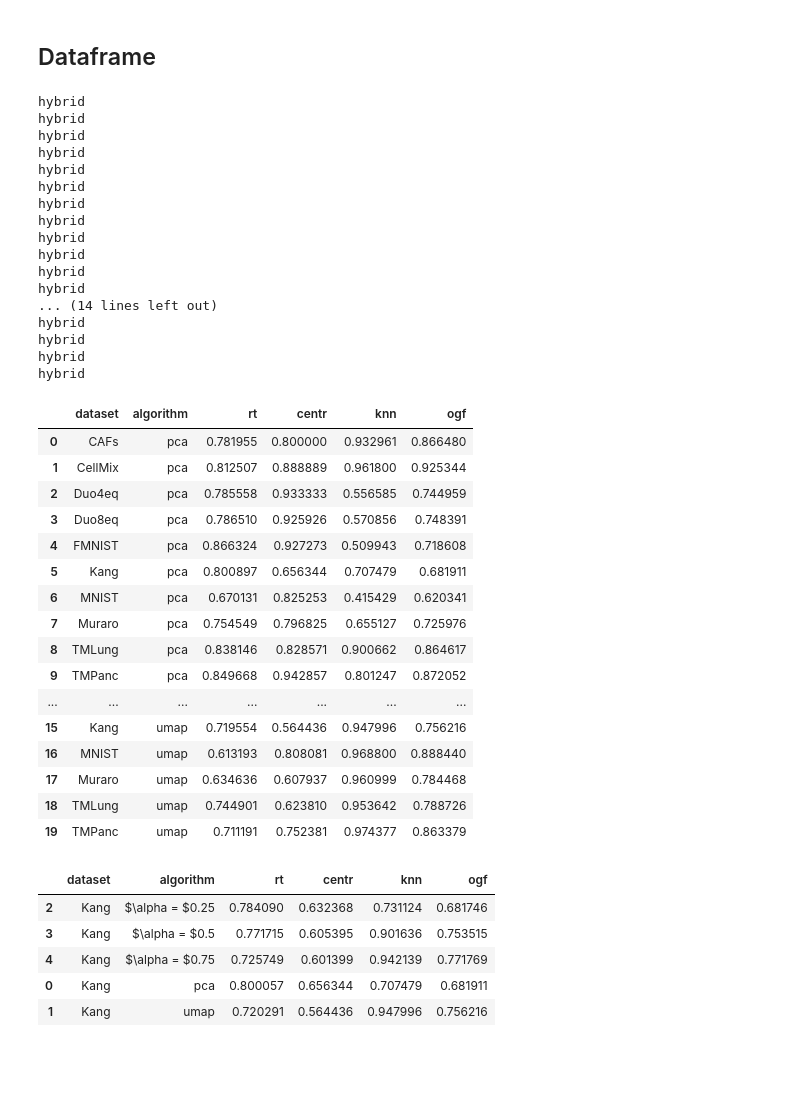
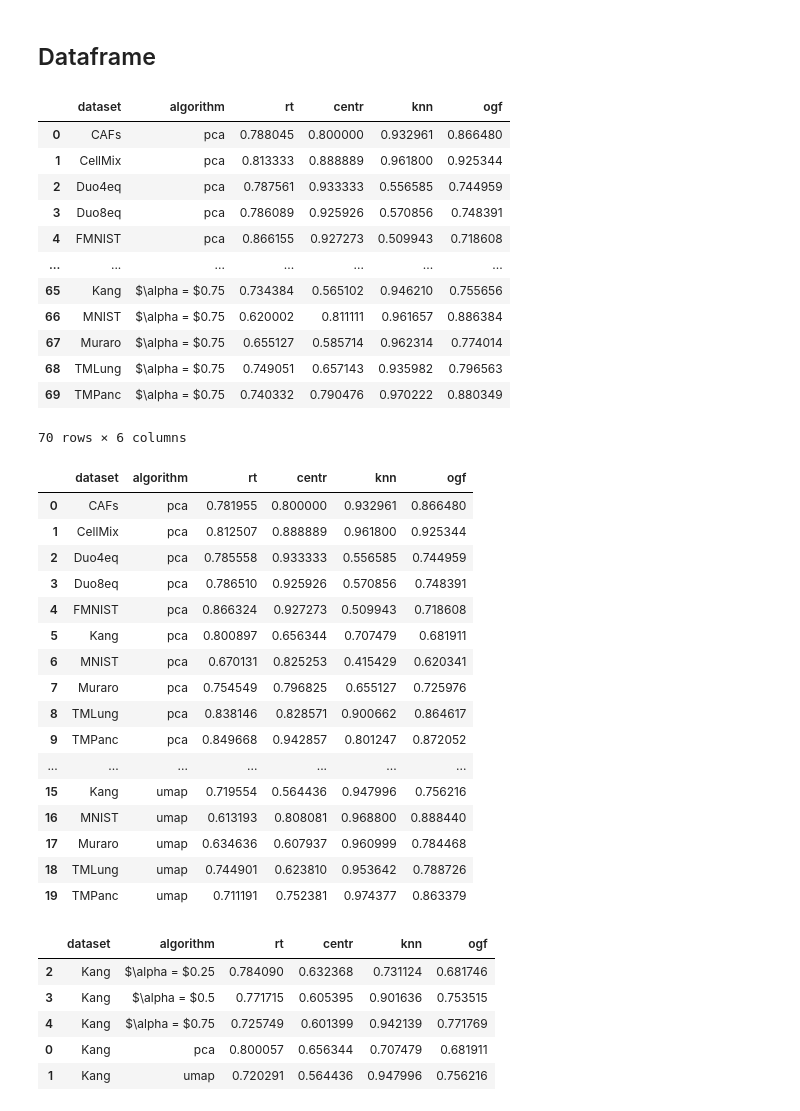
Before and after one commit to corinne-ort/drpaper25, a Jupyter notebook: run_evaluation.ipynb, the cells around one changed output. Saved outputs shown, nothing was run; the diff lists cells and outputs as text; code cells hidden in the pictures; blank space fills up the shorter version.

```diff
--- a/run_evaluation.ipynb
+++ b/run_evaluation.ipynb
@@ -43,8 +43,8 @@ cwd = os.getcwd()
 from sklearn import datasets as ds
 # %%
 algorithms = ['pca', 'tsne', 'umap', 'pacmap']
-hybrids = ['_up_0.25', '_up_0.5', '_up_0.75']
-algorithms = ['pca','umap'] + hybrids
+hybrids = ['up_0.25', 'up_0.5', 'up_0.75']
+algorithms = algorithms + hybrids
 datasets = ['CAFs', 'CellMix', 'Duo4eq', 'Duo8eq','FMNIST','Kang','MNIST','Muraro','TMLung','TMPanc']
 #datasets = ['Kang']
 
@@ -53,17 +53,14 @@ results = []
 for algorithm in algorithms:
     for dataset in datasets:
 
-        a = "beep boop"
         # Corinne 7-24
         if algorithm in ['pca', 'tsne', 'umap', 'pacmap']:
             filepath = f'{cwd}/embeddings/{dataset}/{dataset}_{algorithm}.npy'
 
         elif algorithm in hybrids:
-            filepath = f'{cwd}/embeddings/{dataset}/UMAP-PCA-MDS/{dataset}_{algorithm}.npy'
-            a = "hybrid"
+            filepath = f'{cwd}/embeddings/{dataset}/UMAP-PCA/{dataset}_{algorithm}.npy'
 
         if not os.path.exists(filepath):
-            print(a)
             continue
 
         if dataset == 'CAFs':
@@ -134,67 +131,66 @@ for algorithm in algorithms:
         result['dataset'] = dataset
 
         if algorithm not in hybrids:
             result['algorithm'] = algorithm
 
         elif algorithm in hybrids:
             alpha = algorithm[-4:]
             if alpha[0] == '_': # fix minor formatting issue
                 alpha = alpha[1:]
             result['algorithm'] = '$\\alpha = $' + alpha
 
         rt_acc = np.zeros(5,)
         for i in range(5):
             rt_acc[i] = random_triplet_eval(X_train, embedding, y_train) #X_train, embedding, labels
         result['rt'] = np.mean(rt_acc)
 
         centr_acc = centroid_triplet_eval(X_train, embedding, y_train) #X_train, embedding, labels
         result['centr'] = np.mean(centr_acc)
 
         knn = knn_eval(embedding, y_train, n_neighbors = 5)
         result['knn'] = knn
 
         ogf = (centr_acc + knn)/2 # overall geometric fidelity
         result['ogf'] = ogf
 
         results.append(result)
 
 df = pd.DataFrame(results)
 df
 # %% [output]
+|  | dataset | algorithm | rt | centr | knn | ogf |
+| 0 | CAFs | pca | 0.788045 | 0.800000 | 0.932961 | 0.866480 |
+| 1 | CellMix | pca | 0.813333 | 0.888889 | 0.961800 | 0.925344 |
+| 2 | Duo4eq | pca | 0.787561 | 0.933333 | 0.556585 | 0.744959 |
+| 3 | Duo8eq | pca | 0.786089 | 0.925926 | 0.570856 | 0.748391 |
+| 4 | FMNIST | pca | 0.866155 | 0.927273 | 0.509943 | 0.718608 |
+| ... | ... | ... | ... | ... | ... | ... |
+| 65 | Kang | $\alpha = $0.75 | 0.734384 | 0.565102 | 0.946210 | 0.755656 |
+| 66 | MNIST | $\alpha = $0.75 | 0.620002 | 0.811111 | 0.961657 | 0.886384 |
+| 67 | Muraro | $\alpha = $0.75 | 0.655127 | 0.585714 | 0.962314 | 0.774014 |
+| 68 | TMLung | $\alpha = $0.75 | 0.749051 | 0.657143 | 0.935982 | 0.796563 |
+| 69 | TMPanc | $\alpha = $0.75 | 0.740332 | 0.790476 | 0.970222 | 0.880349 |
-hybrid
-hybrid
-hybrid
-hybrid
-hybrid
-hybrid
-hybrid
-hybrid
-hybrid
-hybrid
-hybrid
-hybrid
-... (14 lines left out)
-hybrid
-hybrid
-hybrid
-hybrid
+70 rows × 6 columns
-|  | dataset | algorithm | rt | centr | knn | ogf |
-| 0 | CAFs | pca | 0.781955 | 0.800000 | 0.932961 | 0.866480 |
-| 1 | CellMix | pca | 0.812507 | 0.888889 | 0.961800 | 0.925344 |
-| 2 | Duo4eq | pca | 0.785558 | 0.933333 | 0.556585 | 0.744959 |
-| 3 | Duo8eq | pca | 0.786510 | 0.925926 | 0.570856 | 0.748391 |
-| 4 | FMNIST | pca | 0.866324 | 0.927273 | 0.509943 | 0.718608 |
-| 5 | Kang | pca | 0.800897 | 0.656344 | 0.707479 | 0.681911 |
-| 6 | MNIST | pca | 0.670131 | 0.825253 | 0.415429 | 0.620341 |
-| 7 | Muraro | pca | 0.754549 | 0.796825 | 0.655127 | 0.725976 |
-| 8 | TMLung | pca | 0.838146 | 0.828571 | 0.900662 | 0.864617 |
-| 9 | TMPanc | pca | 0.849668 | 0.942857 | 0.801247 | 0.872052 |
-| ... | ... | ... | ... | ... | ... | ... |
-| 15 | Kang | umap | 0.719554 | 0.564436 | 0.947996 | 0.756216 |
-| 16 | MNIST | umap | 0.613193 | 0.808081 | 0.968800 | 0.888440 |
-| 17 | Muraro | umap | 0.634636 | 0.607937 | 0.960999 | 0.784468 |
-| 18 | TMLung | umap | 0.744901 | 0.623810 | 0.953642 | 0.788726 |
-| 19 | TMPanc | umap | 0.711191 | 0.752381 | 0.974377 | 0.863379 |
+# %%
+df
+# %% [output]
+|  | dataset | algorithm | rt | centr | knn | ogf |
+| 0 | CAFs | pca | 0.781955 | 0.800000 | 0.932961 | 0.866480 |
+| 1 | CellMix | pca | 0.812507 | 0.888889 | 0.961800 | 0.925344 |
+| 2 | Duo4eq | pca | 0.785558 | 0.933333 | 0.556585 | 0.744959 |
+| 3 | Duo8eq | pca | 0.786510 | 0.925926 | 0.570856 | 0.748391 |
+| 4 | FMNIST | pca | 0.866324 | 0.927273 | 0.509943 | 0.718608 |
+| 5 | Kang | pca | 0.800897 | 0.656344 | 0.707479 | 0.681911 |
+| 6 | MNIST | pca | 0.670131 | 0.825253 | 0.415429 | 0.620341 |
+| 7 | Muraro | pca | 0.754549 | 0.796825 | 0.655127 | 0.725976 |
+| 8 | TMLung | pca | 0.838146 | 0.828571 | 0.900662 | 0.864617 |
+| 9 | TMPanc | pca | 0.849668 | 0.942857 | 0.801247 | 0.872052 |
+| ... | ... | ... | ... | ... | ... | ... |
+| 15 | Kang | umap | 0.719554 | 0.564436 | 0.947996 | 0.756216 |
+| 16 | MNIST | umap | 0.613193 | 0.808081 | 0.968800 | 0.888440 |
+| 17 | Muraro | umap | 0.634636 | 0.607937 | 0.960999 | 0.784468 |
+| 18 | TMLung | umap | 0.744901 | 0.623810 | 0.953642 | 0.788726 |
+| 19 | TMPanc | umap | 0.711191 | 0.752381 | 0.974377 | 0.863379 |
 # %%
 df['algorithm'] = df['algorithm'].apply(lambda alg: f"${alg}$" if alg.startswith("\\") else alg)
 # %%
```
Also changed, not shown: parts of 3 cells of this notebook.
